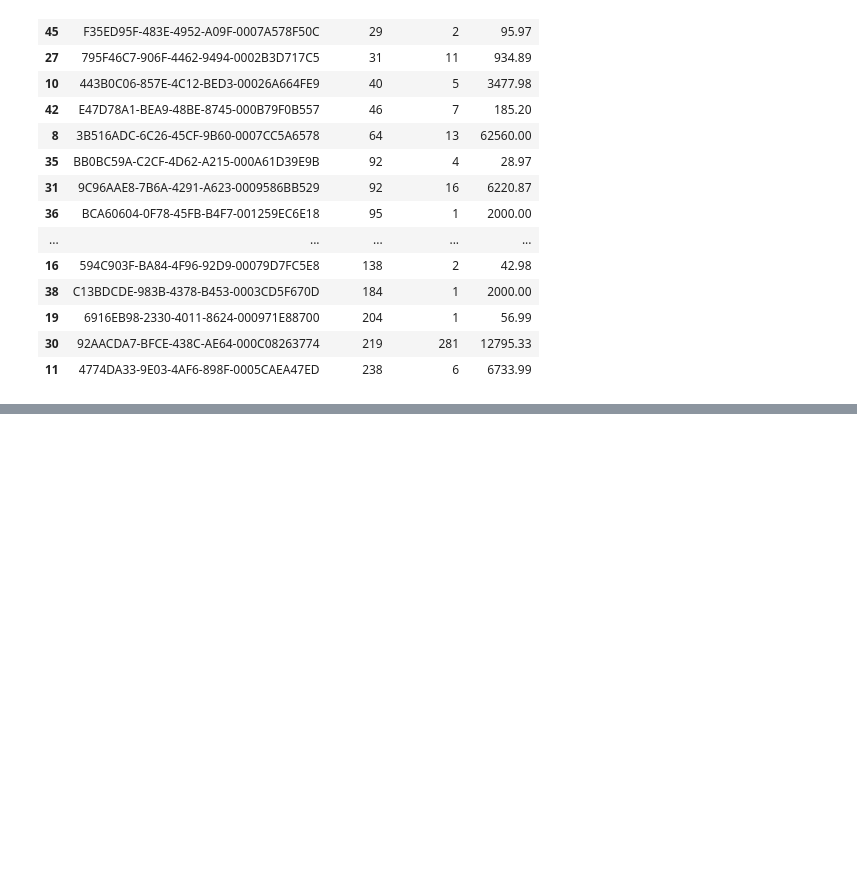
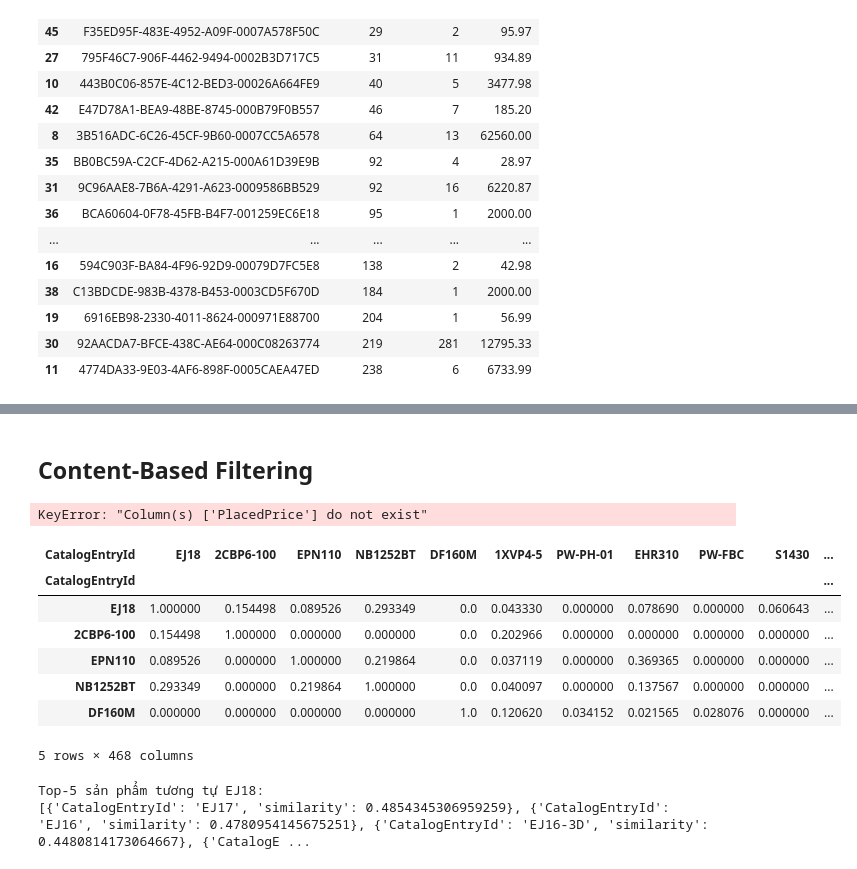
Before and after one commit to SnowflakeTech/Recommendation-System-for-Ecormmerce, a Jupyter notebook: notebook/main.ipynb, the cells around one changed output, grey strips where cells are left out. Saved outputs shown, nothing was run; the diff lists cells and outputs as text; code cells hidden in the pictures; blank space fills up the shorter version.

```diff
--- a/notebook/main.ipynb
+++ b/notebook/main.ipynb
@@ -8,7 +8,7 @@ from sqlalchemy import create_engine
 # Make sure the file path is correct and the file exists
 import os
 
-file_path = '/Users/sonde/Documents/Recommender System/data/data.csv'
+file_path = '/home/kinas2k4/Documents/Recommendation-System-for-Ecormmerce/data/data.csv'
 if not os.path.exists(file_path):
 	raise FileNotFoundError(f"File not found: {file_path}. Please check the path and ensure the file exists.")
 
@@ -400,0 +675,2 @@ preview.head(10)
+# %% [markdown]
+## Content-Based Filtering
@@ -400,0 +682,37 @@ preview.head(10)
+# %%
+items = tx_valid.drop_duplicates("CatalogEntryId")[["CatalogEntryId","ProductName"]].copy()
+# %% [output]
+KeyError: "Column(s) ['PlacedPrice'] do not exist"
+# %%
+# TF-IDF vectorizer
+vectorizer = TfidfVectorizer(max_features=5000, stop_words="english")
+tfidf = vectorizer.fit_transform(items["ProductName"])
+# %%
+# Cosine similarity giữa sản phẩm
+sim_tfidf = cosine_similarity(tfidf)
+# %%
+df_sim_tfidf = pd.DataFrame(sim_tfidf, index=items["CatalogEntryId"], columns=items["CatalogEntryId"])
+df_sim_tfidf.head()
+# %% [output]
+| CatalogEntryId | EJ18 | 2CBP6-100 | EPN110 | NB1252BT | DF160M | 1XVP4-5 | PW-PH-01 | EHR310 | PW-FBC | S1430 | ... |
+| CatalogEntryId |  |  |  |  |  |  |  |  |  |  | ... |
+| EJ18 | 1.000000 | 0.154498 | 0.089526 | 0.293349 | 0.0 | 0.043330 | 0.000000 | 0.078690 | 0.000000 | 0.060643 | ... |
+| 2CBP6-100 | 0.154498 | 1.000000 | 0.000000 | 0.000000 | 0.0 | 0.202966 | 0.000000 | 0.000000 | 0.000000 | 0.000000 | ... |
+| EPN110 | 0.089526 | 0.000000 | 1.000000 | 0.219864 | 0.0 | 0.037119 | 0.000000 | 0.369365 | 0.000000 | 0.000000 | ... |
+| NB1252BT | 0.293349 | 0.000000 | 0.219864 | 1.000000 | 0.0 | 0.040097 | 0.000000 | 0.137567 | 0.000000 | 0.000000 | ... |
+| DF160M | 0.000000 | 0.000000 | 0.000000 | 0.000000 | 1.0 | 0.120620 | 0.034152 | 0.021565 | 0.028076 | 0.000000 | ... |
+5 rows × 468 columns
+# %%
+def get_similar_items(item_id, sim_matrix, topn=5):
+    if item_id not in sim_matrix.index:
+        return []
+    scores = sim_matrix.loc[item_id].drop(item_id).sort_values(ascending=False).head(topn)
+    return [{"CatalogEntryId": idx, "similarity": score} for idx, score in scores.items()]
+
+example_item = items["CatalogEntryId"].iloc[0]
+top5 = get_similar_items(example_item, df_sim_tfidf, topn=5)
+print(f"Top-5 sản phẩm tương tự {example_item}:")
+print(top5)
+# %% [output]
+Top-5 sản phẩm tương tự EJ18:
+[{'CatalogEntryId': 'EJ17', 'similarity': 0.4854345306959259}, {'CatalogEntryId': 'EJ16', 'similarity': 0.4780954145675251}, {'CatalogEntryId': 'EJ16-3D', 'similarity': 0.4480814173064667}, {'CatalogE ...
```
Also changed, not shown: parts of 27 cells of this notebook, 2 other files.
